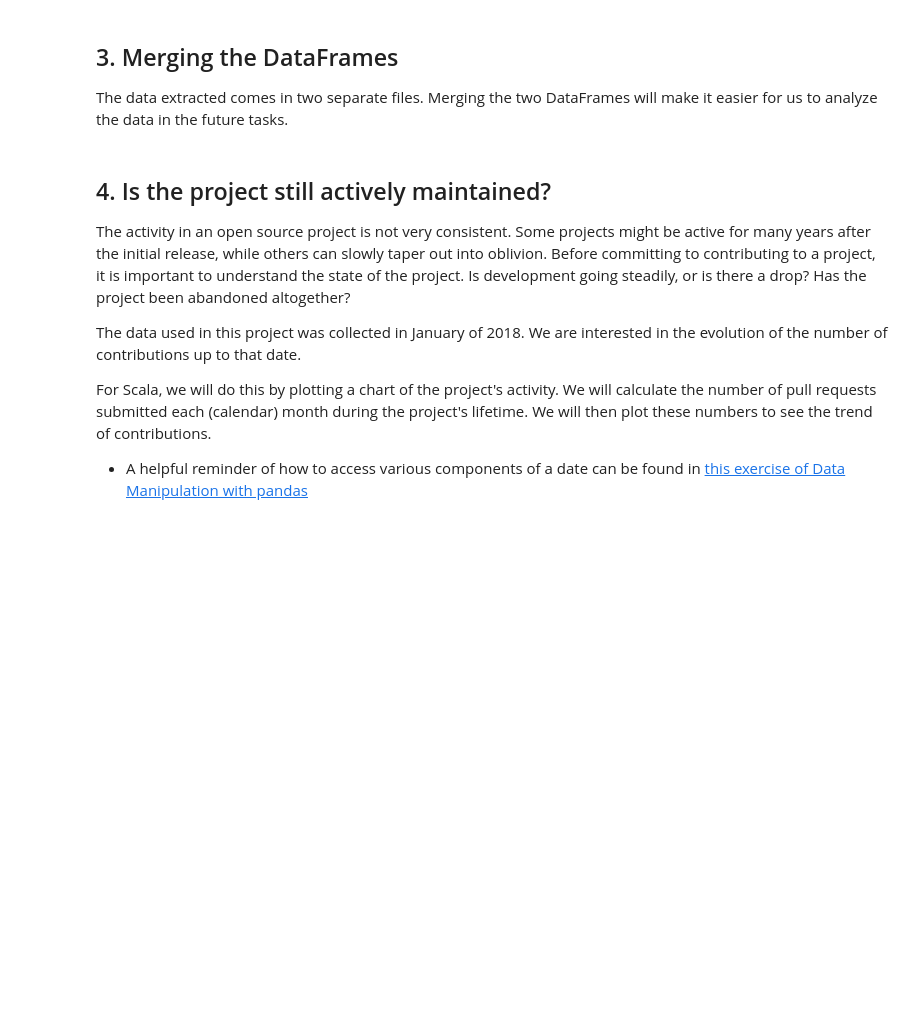
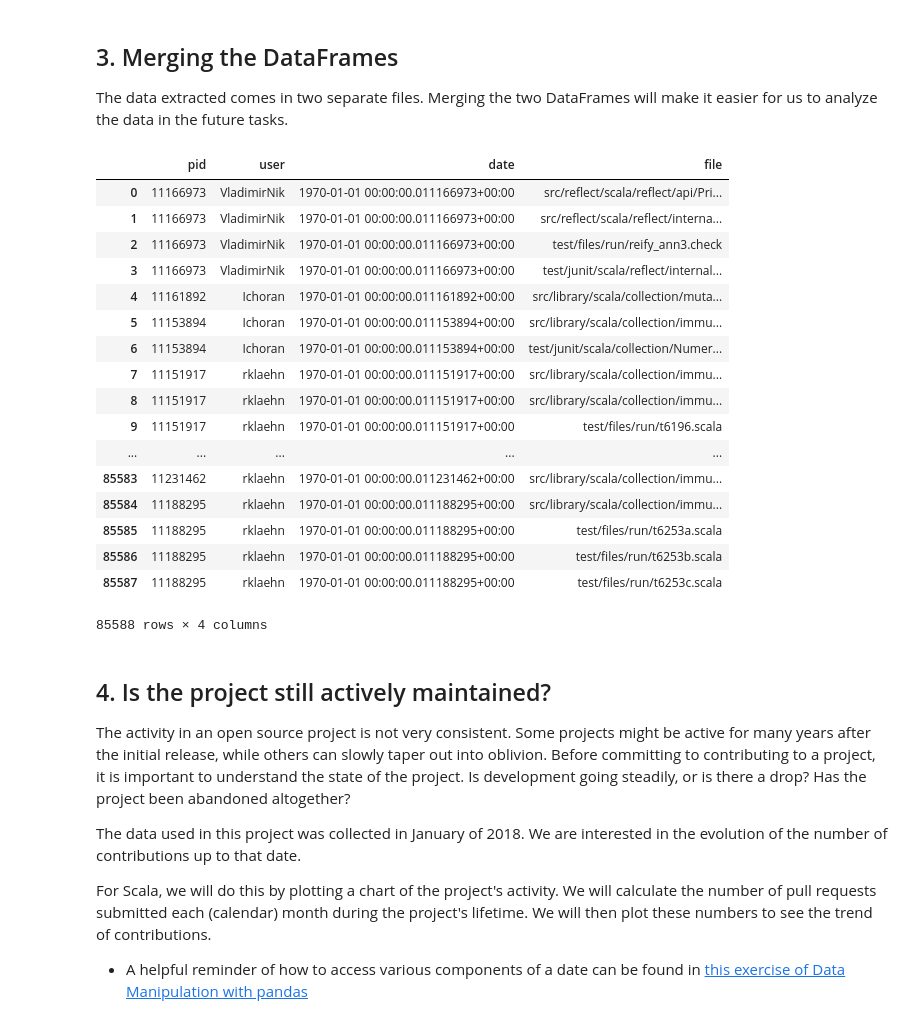
Before and after one commit to Chetoff1228/DC_Python, a Jupyter notebook: GithubHistory/notebook.ipynb, the cells around one changed output. Drawn from its saved outputs; the diff is of its cells as text; code cells hidden in the pictures; blank space fills up the shorter version.

```diff
--- a/GithubHistory/notebook.ipynb
+++ b/GithubHistory/notebook.ipynb
@@ -33,7 +56,27 @@ pulls['date'] = ...
 <p>The data extracted comes in two separate files. Merging the two DataFrames will make it easier for us to analyze the data in the future tasks.</p>
 # %%
 # Merge the two DataFrames
-data = ...
+data = pulls.merge(pull_files, on = 'pid')
+data
+# %% [output]
+|  | pid | user | date | file |
+| 0 | 11166973 | VladimirNik | 1970-01-01 00:00:00.011166973+00:00 | src/reflect/scala/reflect/api/Pri... |
+| 1 | 11166973 | VladimirNik | 1970-01-01 00:00:00.011166973+00:00 | src/reflect/scala/reflect/interna... |
+| 2 | 11166973 | VladimirNik | 1970-01-01 00:00:00.011166973+00:00 | test/files/run/reify_ann3.check |
+| 3 | 11166973 | VladimirNik | 1970-01-01 00:00:00.011166973+00:00 | test/junit/scala/reflect/internal... |
+| 4 | 11161892 | Ichoran | 1970-01-01 00:00:00.011161892+00:00 | src/library/scala/collection/muta... |
+| 5 | 11153894 | Ichoran | 1970-01-01 00:00:00.011153894+00:00 | src/library/scala/collection/immu... |
+| 6 | 11153894 | Ichoran | 1970-01-01 00:00:00.011153894+00:00 | test/junit/scala/collection/Numer... |
+| 7 | 11151917 | rklaehn | 1970-01-01 00:00:00.011151917+00:00 | src/library/scala/collection/immu... |
+| 8 | 11151917 | rklaehn | 1970-01-01 00:00:00.011151917+00:00 | src/library/scala/collection/immu... |
+| 9 | 11151917 | rklaehn | 1970-01-01 00:00:00.011151917+00:00 | test/files/run/t6196.scala |
+| ... | ... | ... | ... | ... |
+| 85583 | 11231462 | rklaehn | 1970-01-01 00:00:00.011231462+00:00 | src/library/scala/collection/immu... |
+| 85584 | 11188295 | rklaehn | 1970-01-01 00:00:00.011188295+00:00 | src/library/scala/collection/immu... |
+| 85585 | 11188295 | rklaehn | 1970-01-01 00:00:00.011188295+00:00 | test/files/run/t6253a.scala |
+| 85586 | 11188295 | rklaehn | 1970-01-01 00:00:00.011188295+00:00 | test/files/run/t6253b.scala |
+| 85587 | 11188295 | rklaehn | 1970-01-01 00:00:00.011188295+00:00 | test/files/run/t6253c.scala |
+85588 rows × 4 columns
 # %% [markdown]
 ## 4. Is the project still actively maintained?
 <p>The activity in an open source project is not very consistent. Some projects might be active for many years after the initial release, while others can slowly taper out into oblivion. Before committing to contributing to a project, it is important to understand the state of the project. Is development going steadily, or is there a drop? Has the project been abandoned altogether?</p>
```
Also changed, not shown: parts of 8 cells of this notebook, 1 other file.
